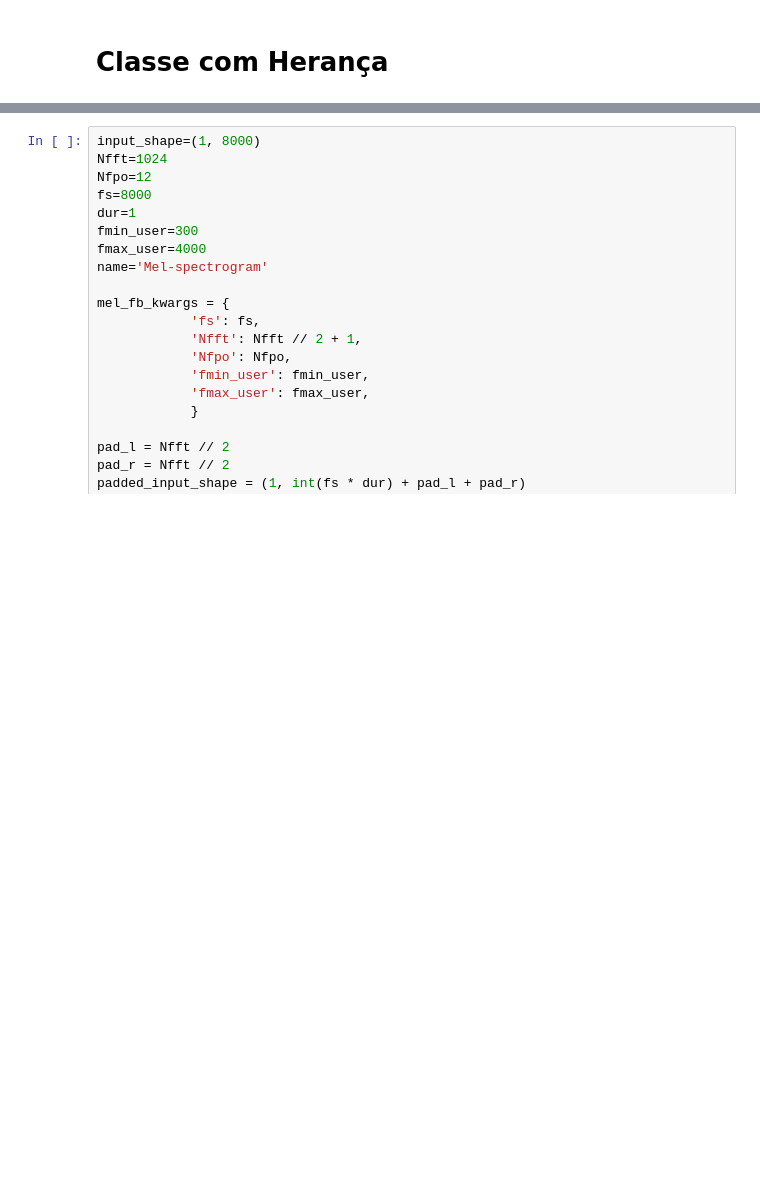
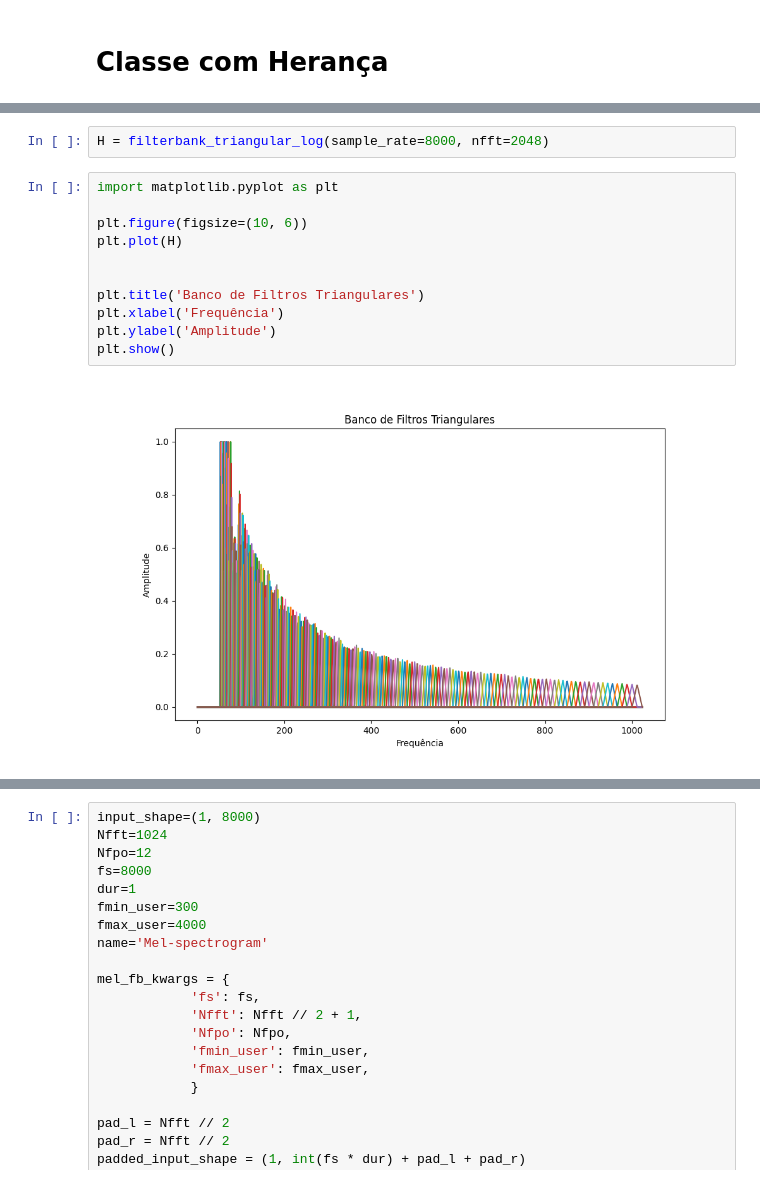
Before and after one commit to Rodrigo29Almeida/neural-audio-fp, a Jupyter notebook: matlabFiles/FilterBanks.ipynb, the cells around one changed output, grey strips where cells are left out. Cells and saved outputs as stored; diff of their text form; blank space fills up the shorter version.

```diff
--- a/matlabFiles/FilterBanks.ipynb
+++ b/matlabFiles/FilterBanks.ipynb
@@ -18,3 +280,18 @@ _CH_DEFAULT_STR = 'default'
+# %%
+H = filterbank_triangular_log(sample_rate=8000, nfft=2048)
+# %%
+import matplotlib.pyplot as plt
+
+plt.figure(figsize=(10, 6))
+plt.plot(H)
+
+
+plt.title('Banco de Filtros Triangulares')
+plt.xlabel('Frequência')
+plt.ylabel('Amplitude')
+plt.show()
+# %% [output]
+[figure, added]
 # %%
 class CustomApplyFilterbank(ApplyFilterbank):
     def __init__(self, type, filterbank_kwargs, data_format='default', **kwargs):
```
Also changed, not shown: parts of 9 cells of this notebook, 19 other files.
